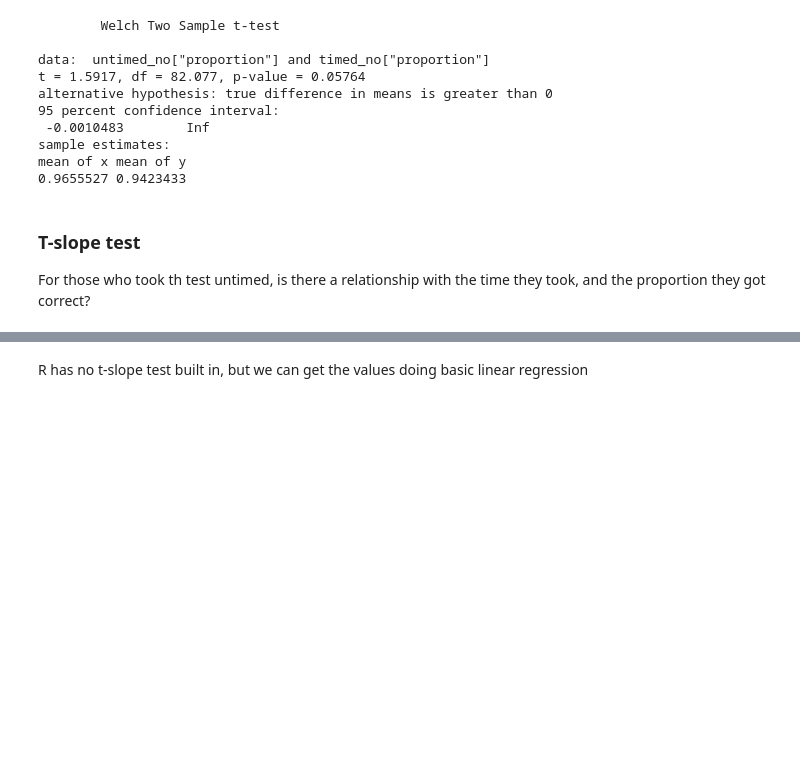
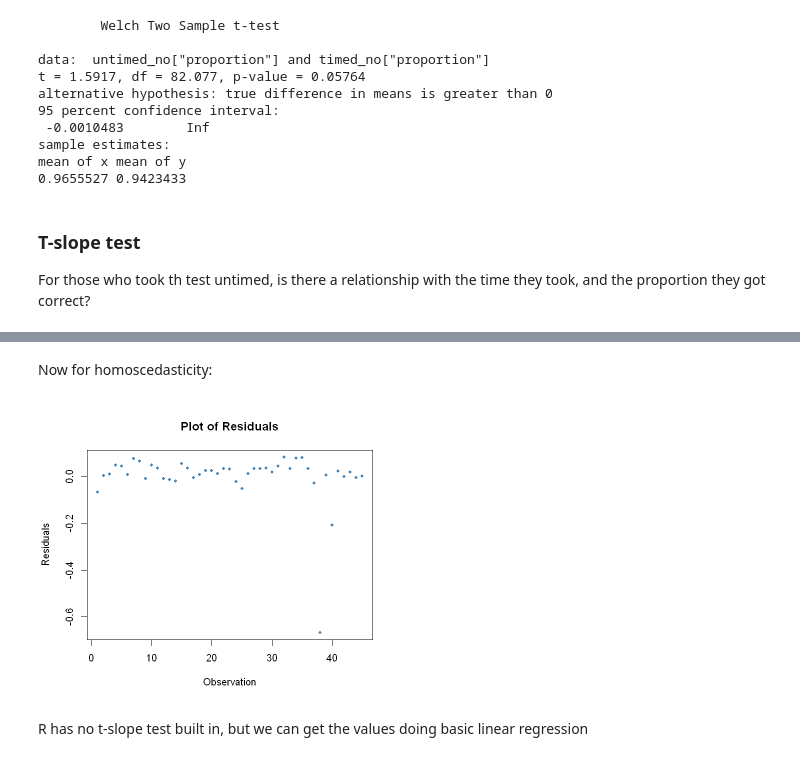
Before and after one commit to SentientPlatypus/time-limit-sim, a Jupyter notebook: notebook.ipynb, the cells around one changed output, grey strips where cells are left out. Drawn from its saved outputs; the diff is of its cells as text; code cells hidden in the pictures; blank space fills up the shorter version.

```diff
--- a/notebook.ipynb
+++ b/notebook.ipynb
@@ -111,3 +140,10 @@ For those who took th test untimed, is there a relationship with the time they t
+# %% [markdown]
+Now for homoscedasticity:
+# %%
+plot(residuals, type = "p", pch = 20, col = "steelblue",
+     main = "Plot of Residuals", xlab = "Observation", ylab = "Residuals")
+# %% [output]
+[figure, added]
 # %% [markdown]
 R has no t-slope test built in, but we can get the values doing basic linear regression
 # %%
```
Also changed, not shown: parts of 17 cells of this notebook.
